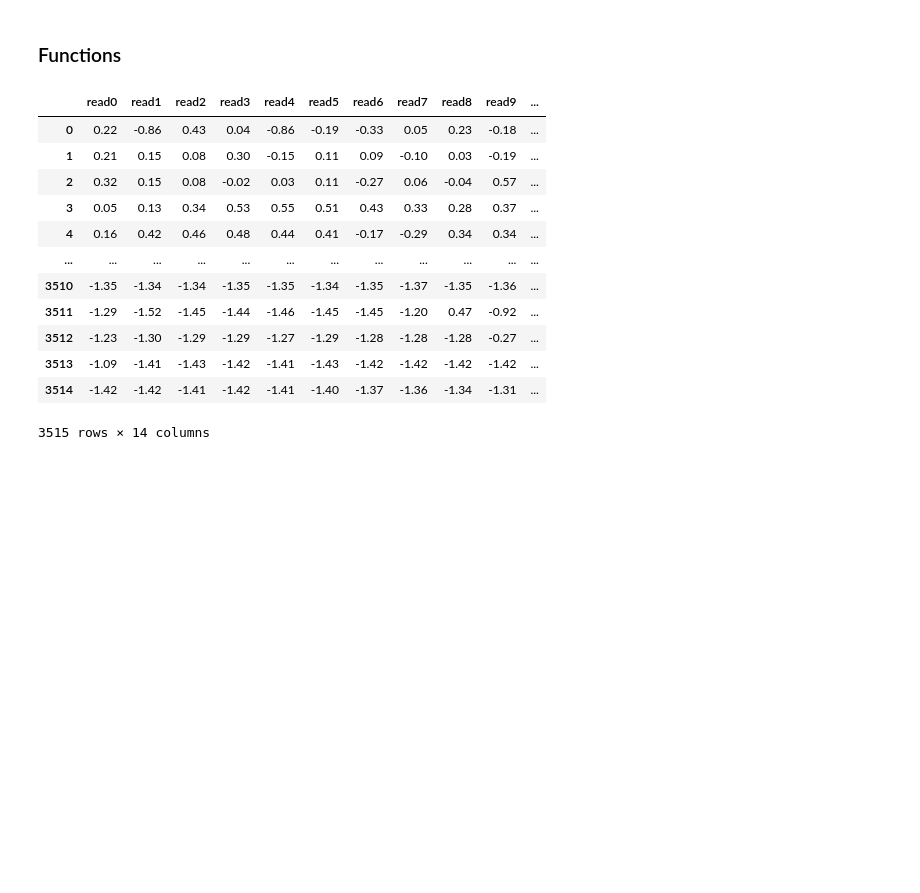
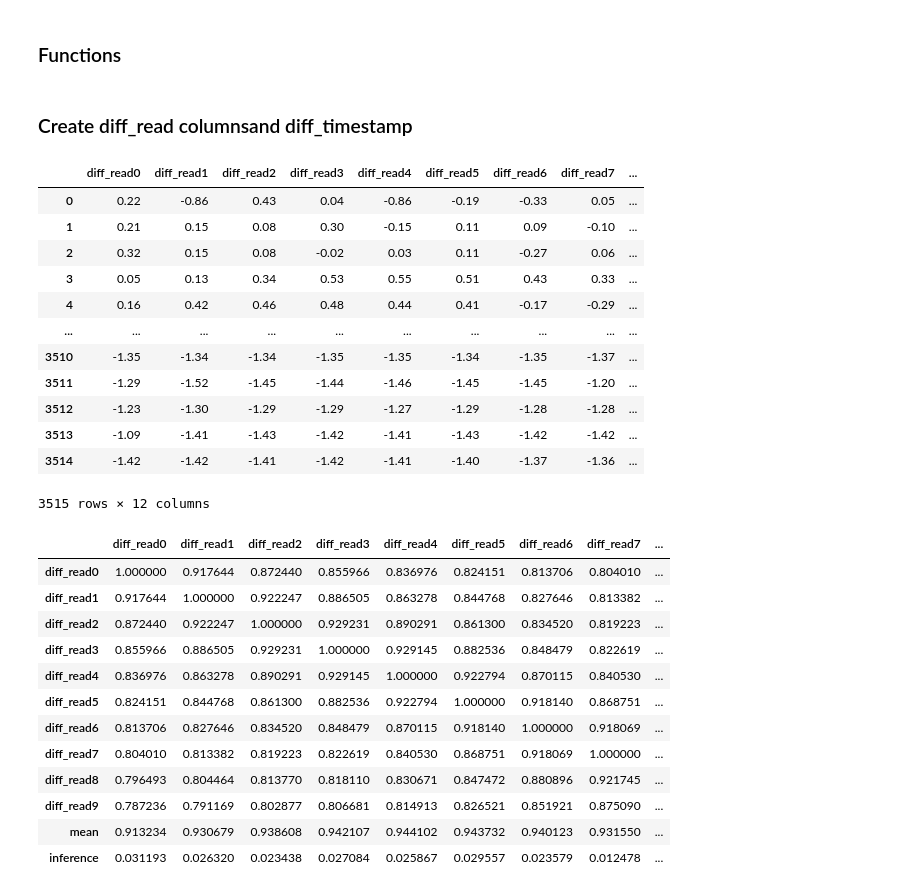
Before and after one commit to guico3lho/zrp_case, a Jupyter notebook: main.ipynb, the cells around one changed output. Cells and saved outputs as stored; diff of their text form; code cells hidden in the pictures; blank space fills up the shorter version.

```diff
--- a/main.ipynb
+++ b/main.ipynb
@@ -134,27 +137,50 @@ df_min_max
 # %% [markdown]
 ### Functions
+# %% [markdown]
+### Create diff_read columnsand diff_timestamp
 # %%
 ### Transform each cell to difference between t_end and t_start
 df_for_model = df_float_list.copy()
 
 df_for_model = df_for_model.apply(lambda x: x.apply(lambda y: y[1] - y[0]))
+df_for_model['mean'] = df_for_model.iloc[:, :10].mean(axis=1)
+# change column names: read0 -> diff_read0
+df_for_model.columns = df_for_model.columns.str.replace('read', 'diff_read')
 df_for_model['start_timestamp'] = df_raw['start_timestamp']
 df_for_model['end_timestamp'] = df_raw['end_timestamp']
 df_for_model['diff_timestemp'] = df_for_model['end_timestamp'] - df_for_model['start_timestamp']
 df_for_model['inference'] = df_raw['inference']
 
-df_for_model
+df_for_model = df_for_model.drop(columns=['start_timestamp', 'end_timestamp', 'diff_timestemp'],axis = 1)
+
+display(df_for_model)
+display(df_for_model.corr())
+scatter_matrix(df_for_model, figsize=(12, 12))
+plt.show()
 # %% [output]
-|  | read0 | read1 | read2 | read3 | read4 | read5 | read6 | read7 | read8 | read9 | ... |
-| 0 | 0.22 | -0.86 | 0.43 | 0.04 | -0.86 | -0.19 | -0.33 | 0.05 | 0.23 | -0.18 | ... |
-| 1 | 0.21 | 0.15 | 0.08 | 0.30 | -0.15 | 0.11 | 0.09 | -0.10 | 0.03 | -0.19 | ... |
-| 2 | 0.32 | 0.15 | 0.08 | -0.02 | 0.03 | 0.11 | -0.27 | 0.06 | -0.04 | 0.57 | ... |
-| 3 | 0.05 | 0.13 | 0.34 | 0.53 | 0.55 | 0.51 | 0.43 | 0.33 | 0.28 | 0.37 | ... |
-| 4 | 0.16 | 0.42 | 0.46 | 0.48 | 0.44 | 0.41 | -0.17 | -0.29 | 0.34 | 0.34 | ... |
-| ... | ... | ... | ... | ... | ... | ... | ... | ... | ... | ... | ... |
-| 3510 | -1.35 | -1.34 | -1.34 | -1.35 | -1.35 | -1.34 | -1.35 | -1.37 | -1.35 | -1.36 | ... |
-| 3511 | -1.29 | -1.52 | -1.45 | -1.44 | -1.46 | -1.45 | -1.45 | -1.20 | 0.47 | -0.92 | ... |
-| 3512 | -1.23 | -1.30 | -1.29 | -1.29 | -1.27 | -1.29 | -1.28 | -1.28 | -1.28 | -0.27 | ... |
-| 3513 | -1.09 | -1.41 | -1.43 | -1.42 | -1.41 | -1.43 | -1.42 | -1.42 | -1.42 | -1.42 | ... |
-| 3514 | -1.42 | -1.42 | -1.41 | -1.42 | -1.41 | -1.40 | -1.37 | -1.36 | -1.34 | -1.31 | ... |
+|  | diff_read0 | diff_read1 | diff_read2 | diff_read3 | diff_read4 | diff_read5 | diff_read6 | diff_read7 | ... |
+| 0 | 0.22 | -0.86 | 0.43 | 0.04 | -0.86 | -0.19 | -0.33 | 0.05 | ... |
+| 1 | 0.21 | 0.15 | 0.08 | 0.30 | -0.15 | 0.11 | 0.09 | -0.10 | ... |
+| 2 | 0.32 | 0.15 | 0.08 | -0.02 | 0.03 | 0.11 | -0.27 | 0.06 | ... |
+| 3 | 0.05 | 0.13 | 0.34 | 0.53 | 0.55 | 0.51 | 0.43 | 0.33 | ... |
+| 4 | 0.16 | 0.42 | 0.46 | 0.48 | 0.44 | 0.41 | -0.17 | -0.29 | ... |
+| ... | ... | ... | ... | ... | ... | ... | ... | ... | ... |
+| 3510 | -1.35 | -1.34 | -1.34 | -1.35 | -1.35 | -1.34 | -1.35 | -1.37 | ... |
+| 3511 | -1.29 | -1.52 | -1.45 | -1.44 | -1.46 | -1.45 | -1.45 | -1.20 | ... |
+| 3512 | -1.23 | -1.30 | -1.29 | -1.29 | -1.27 | -1.29 | -1.28 | -1.28 | ... |
+| 3513 | -1.09 | -1.41 | -1.43 | -1.42 | -1.41 | -1.43 | -1.42 | -1.42 | ... |
+| 3514 | -1.42 | -1.42 | -1.41 | -1.42 | -1.41 | -1.40 | -1.37 | -1.36 | ... |
-3515 rows × 14 columns
+3515 rows × 12 columns
+|  | diff_read0 | diff_read1 | diff_read2 | diff_read3 | diff_read4 | diff_read5 | diff_read6 | diff_read7 | ... |
+| diff_read0 | 1.000000 | 0.917644 | 0.872440 | 0.855966 | 0.836976 | 0.824151 | 0.813706 | 0.804010 | ... |
+| diff_read1 | 0.917644 | 1.000000 | 0.922247 | 0.886505 | 0.863278 | 0.844768 | 0.827646 | 0.813382 | ... |
+| diff_read2 | 0.872440 | 0.922247 | 1.000000 | 0.929231 | 0.890291 | 0.861300 | 0.834520 | 0.819223 | ... |
+| diff_read3 | 0.855966 | 0.886505 | 0.929231 | 1.000000 | 0.929145 | 0.882536 | 0.848479 | 0.822619 | ... |
+| diff_read4 | 0.836976 | 0.863278 | 0.890291 | 0.929145 | 1.000000 | 0.922794 | 0.870115 | 0.840530 | ... |
+| diff_read5 | 0.824151 | 0.844768 | 0.861300 | 0.882536 | 0.922794 | 1.000000 | 0.918140 | 0.868751 | ... |
+| diff_read6 | 0.813706 | 0.827646 | 0.834520 | 0.848479 | 0.870115 | 0.918140 | 1.000000 | 0.918069 | ... |
+| diff_read7 | 0.804010 | 0.813382 | 0.819223 | 0.822619 | 0.840530 | 0.868751 | 0.918069 | 1.000000 | ... |
+| diff_read8 | 0.796493 | 0.804464 | 0.813770 | 0.818110 | 0.830671 | 0.847472 | 0.880896 | 0.921745 | ... |
+| diff_read9 | 0.787236 | 0.791169 | 0.802877 | 0.806681 | 0.814913 | 0.826521 | 0.851921 | 0.875090 | ... |
+| mean | 0.913234 | 0.930679 | 0.938608 | 0.942107 | 0.944102 | 0.943732 | 0.940123 | 0.931550 | ... |
+| inference | 0.031193 | 0.026320 | 0.023438 | 0.027084 | 0.025867 | 0.029557 | 0.023579 | 0.012478 | ... |
```
Also changed, not shown: parts of 6 cells of this notebook.
